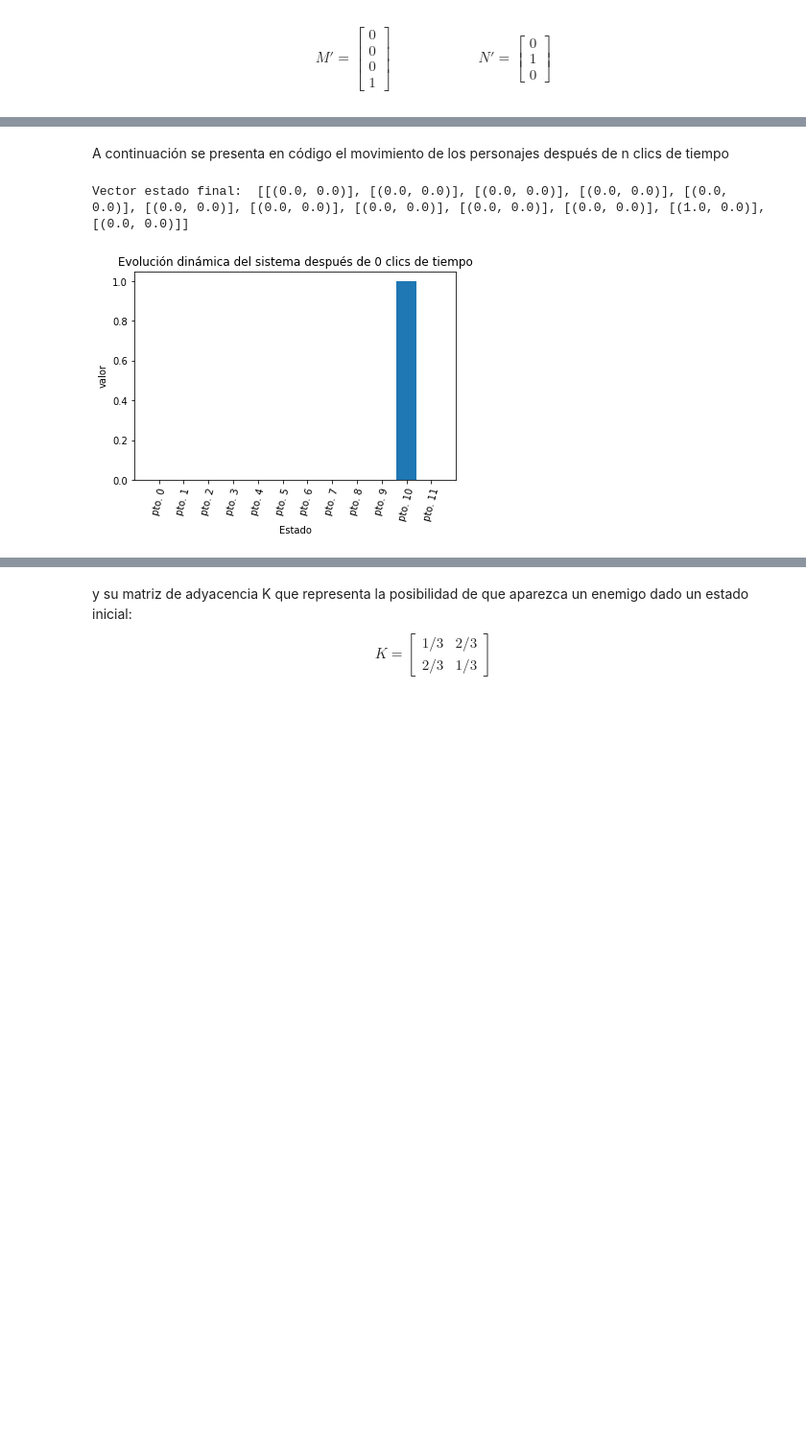
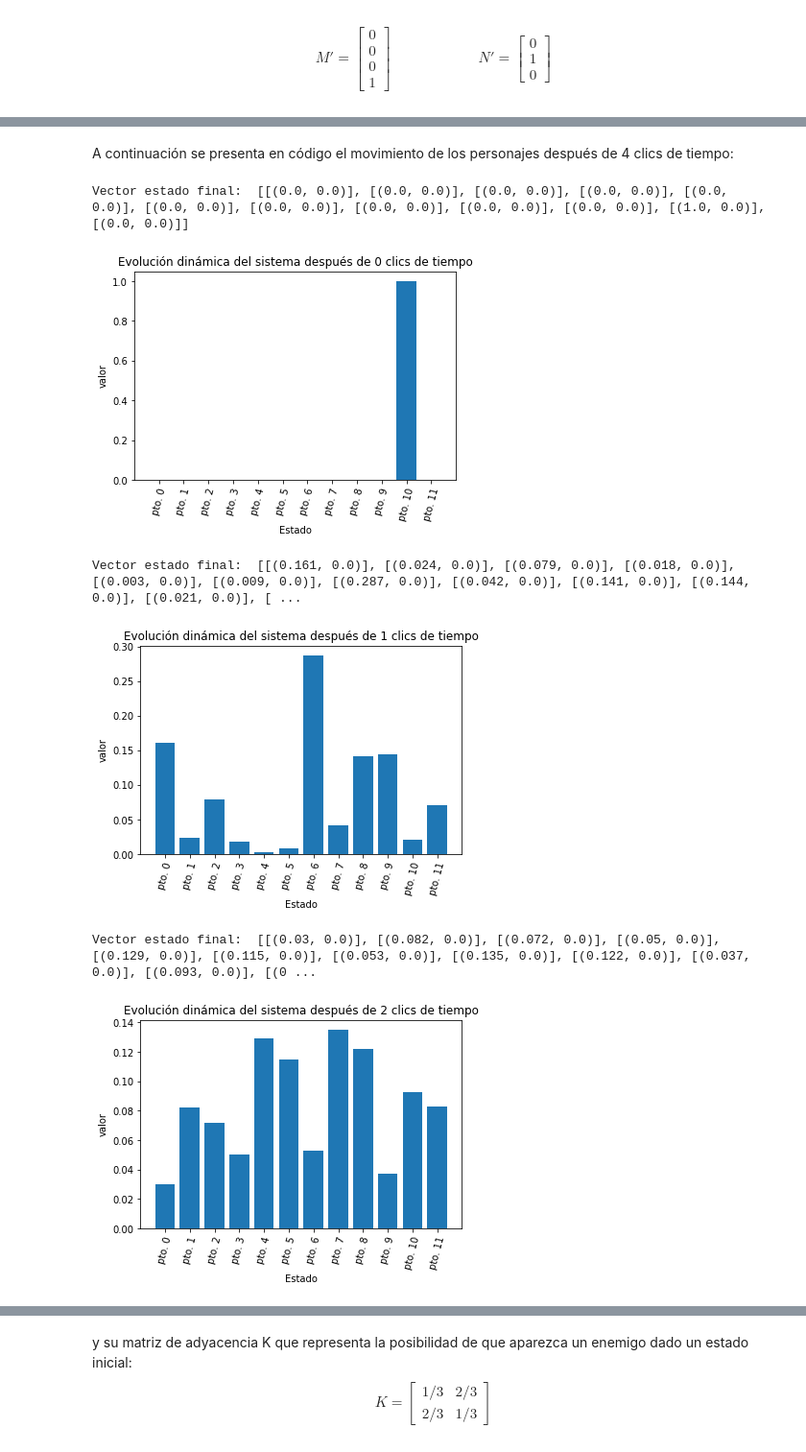
Before and after one commit to cristian-ruiz-s-ing/librer-acomplejos, a Jupyter notebook: Untitled.ipynb, the cells around one changed output, grey strips where cells are left out. Shown at 96% size. Cells and saved outputs as stored; diff of their text form; code cells hidden in the pictures; blank space fills up the shorter version.

```diff
--- a/Untitled.ipynb
+++ b/Untitled.ipynb
@@ -112,7 +112,7 @@ $$M'=\begin{bmatrix} 0\\0\\0\\1\end{bmatrix} \qquad \qquad \qquad N'=\begin{bmat
 Es decir, M'ⓍN' se representan gráficamente como:
 ![Squartle](SqEnCiudadRosa.png)
 # %% [markdown]
-A continuación se presenta en código el movimiento de los personajes después de n clics de tiempo
+A continuación se presenta en código el movimiento de los personajes después de 4 clics de tiempo:
 # %%
 import numpy as np
 import matplotlib.pyplot as plt
@@ -139,31 +139,35 @@ aldeas0=[[(0,0)],
           [(0,0)],
           [(1,0)]]
 
 dinamica=lc2.tensor(aldeas,personaje)
 
-total=0
+total=4
 clics=0
 
 while clics<=total:
     v=lc2.tensor(aldeas0,personaje0)
     x=clics
     while x>0:
         v=lc2.multimatriz(dinamica,v)
         x-=1
 
     print('Vector estado final: ',v)
     labels=['pto. 0', 'pto. 1', 'pto. 2', 'pto. 3', 'pto. 4', 'pto. 5', 'pto. 6', 'pto. 7', 'pto. 8', 'pto. 9', 'pto. 10', 'pto. 11']
     estado=[v[0][0][0], v[1][0][0], v[2][0][0], v[3][0][0], v[4][0][0], v[5][0][0], v[6][0][0], v[7][0][0], v[8][0][0], v[9][0][0], v[10][0][0], v[11][0][0]]
 
     index =np.arange(len(labels))
     #print('esto es index: ', index)
     plt.bar(index,estado)
     plt.xlabel('Estado')
     plt.ylabel('valor')
     plt.xticks(index, labels, rotation=75)
     plt.title('Evolución dinámica del sistema después de '+str(clics)+' clics de tiempo')
     plt.show()
     clics+=1
 # %% [output]
 Vector estado final:  [[(0.0, 0.0)], [(0.0, 0.0)], [(0.0, 0.0)], [(0.0, 0.0)], [(0.0, 0.0)], [(0.0, 0.0)], [(0.0, 0.0)], [(0.0, 0.0)], [(0.0, 0.0)], [(0.0, 0.0)], [(1.0, 0.0)], [(0.0, 0.0)]]
 [figure]
+Vector estado final:  [[(0.161, 0.0)], [(0.024, 0.0)], [(0.079, 0.0)], [(0.018, 0.0)], [(0.003, 0.0)], [(0.009, 0.0)], [(0.287, 0.0)], [(0.042, 0.0)], [(0.141, 0.0)], [(0.144, 0.0)], [(0.021, 0.0)], [ ...
+[figure, added]
+Vector estado final:  [[(0.03, 0.0)], [(0.082, 0.0)], [(0.072, 0.0)], [(0.05, 0.0)], [(0.129, 0.0)], [(0.115, 0.0)], [(0.053, 0.0)], [(0.135, 0.0)], [(0.122, 0.0)], [(0.037, 0.0)], [(0.093, 0.0)], [(0 ...
+[figure, added]
```
Also changed, not shown: parts of 24 cells of this notebook, 2 other files.
